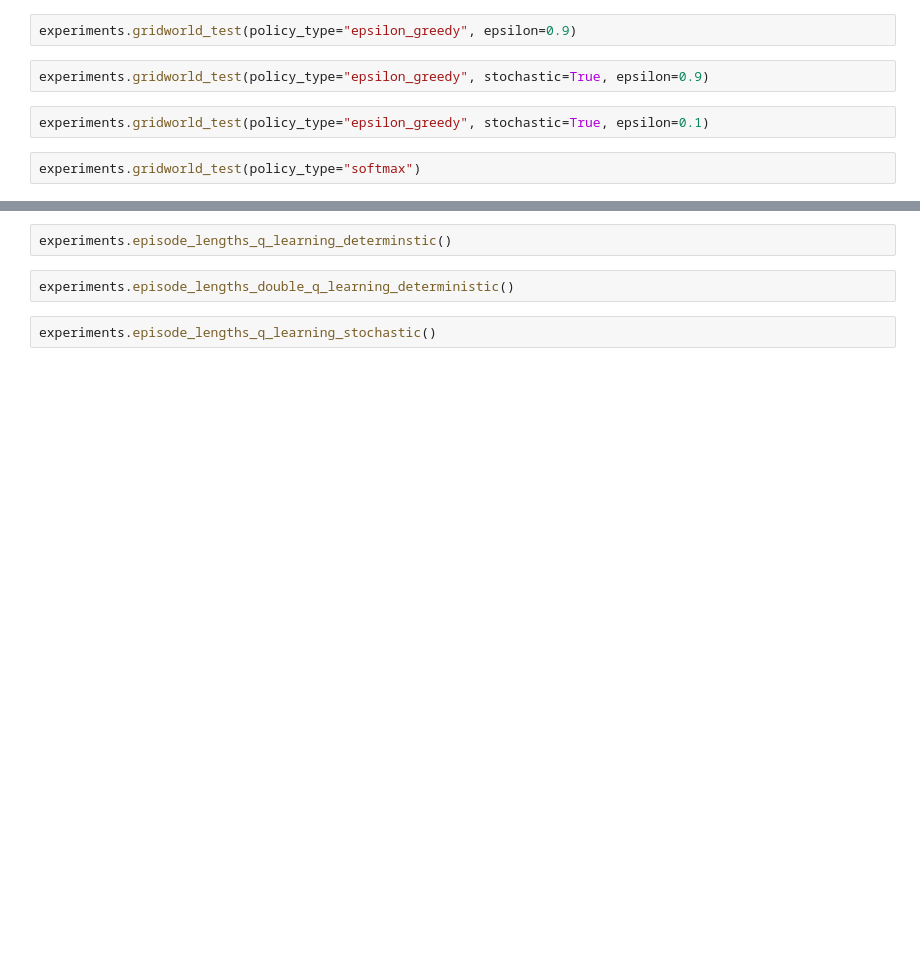
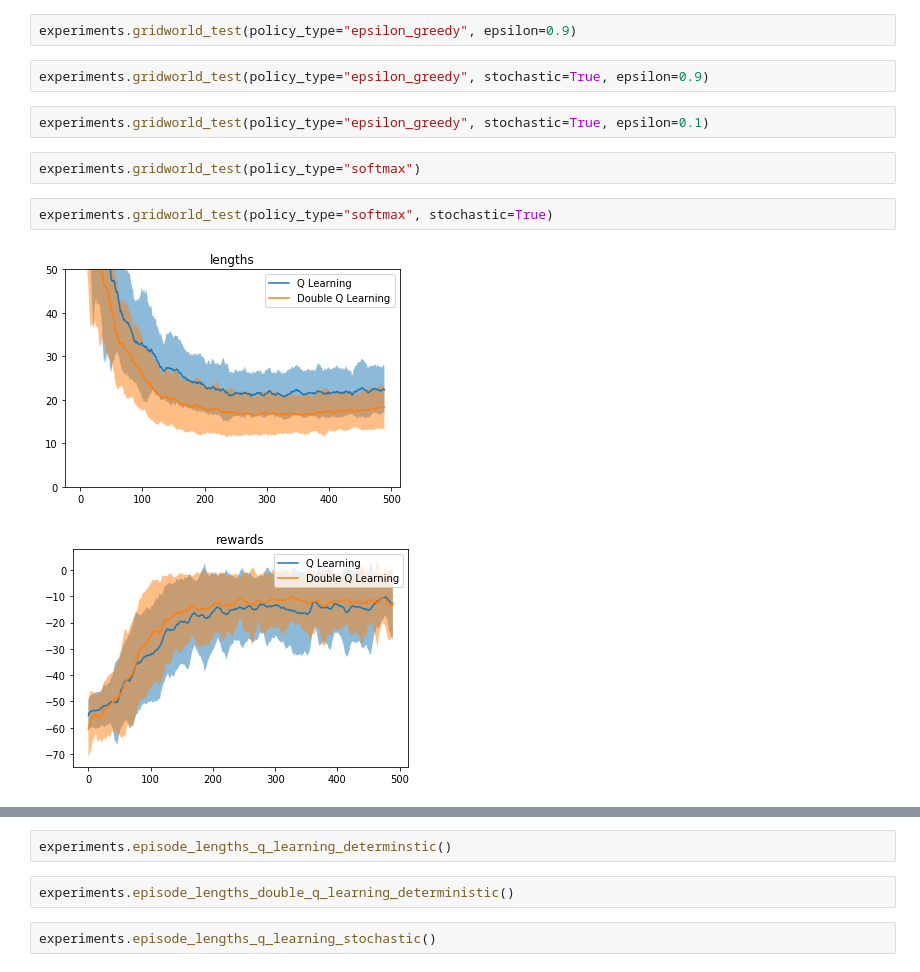
Before and after one commit to ThijsKuipers1995/RL_project, a Jupyter notebook: results.ipynb, the cells around one changed output, grey strips where cells are left out. Saved outputs shown, nothing was run; the diff lists cells and outputs as text; blank space fills up the shorter version.

```diff
--- a/results.ipynb
+++ b/results.ipynb
@@ -18,5 +26,10 @@ experiments.gridworld_test(policy_type="epsilon_greedy", stochastic=True, epsilo
 experiments.gridworld_test(policy_type="epsilon_greedy", stochastic=True, epsilon=0.1)
 # %%
 experiments.gridworld_test(policy_type="softmax")
+# %%
+experiments.gridworld_test(policy_type="softmax", stochastic=True)
+# %% [output]
+[figure, added]
+[figure, added]
 # %%
 experiments.gridworld_test(policy_type="softmax", stochastic=True)
```
Also changed, not shown: parts of 5 cells of this notebook, 2 other files.
